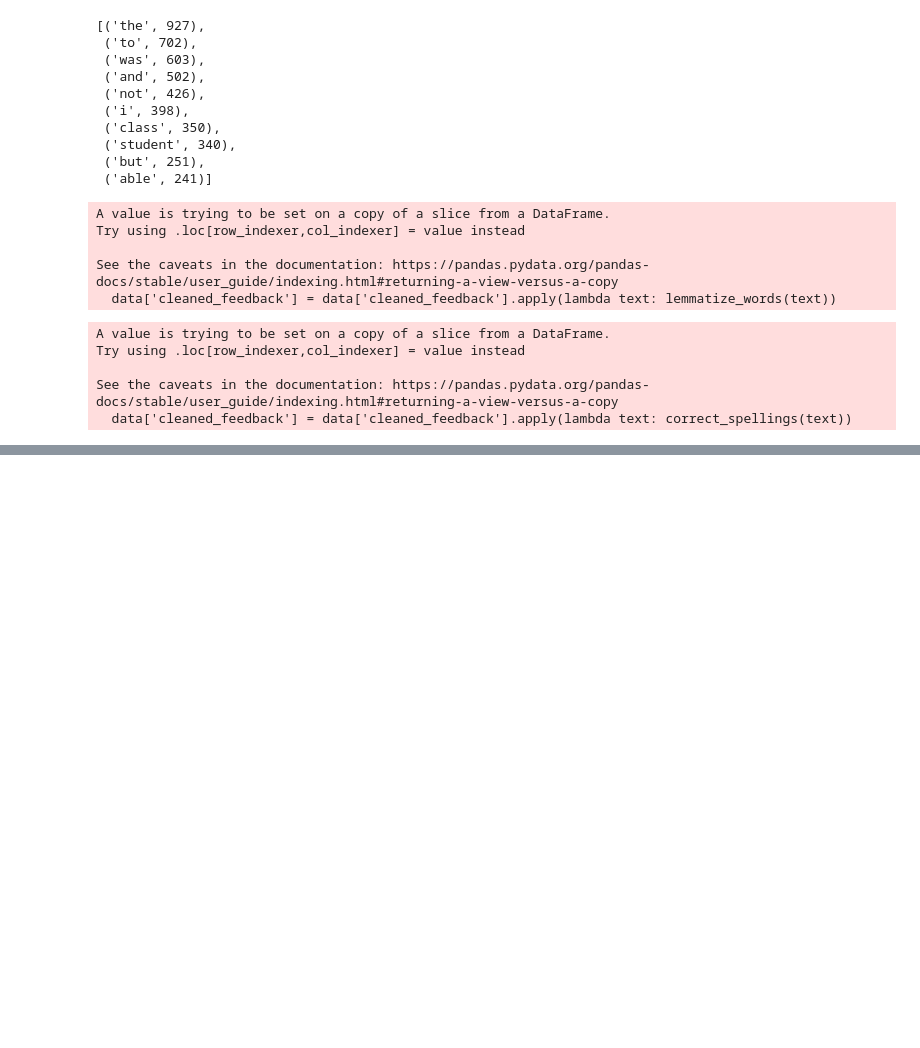
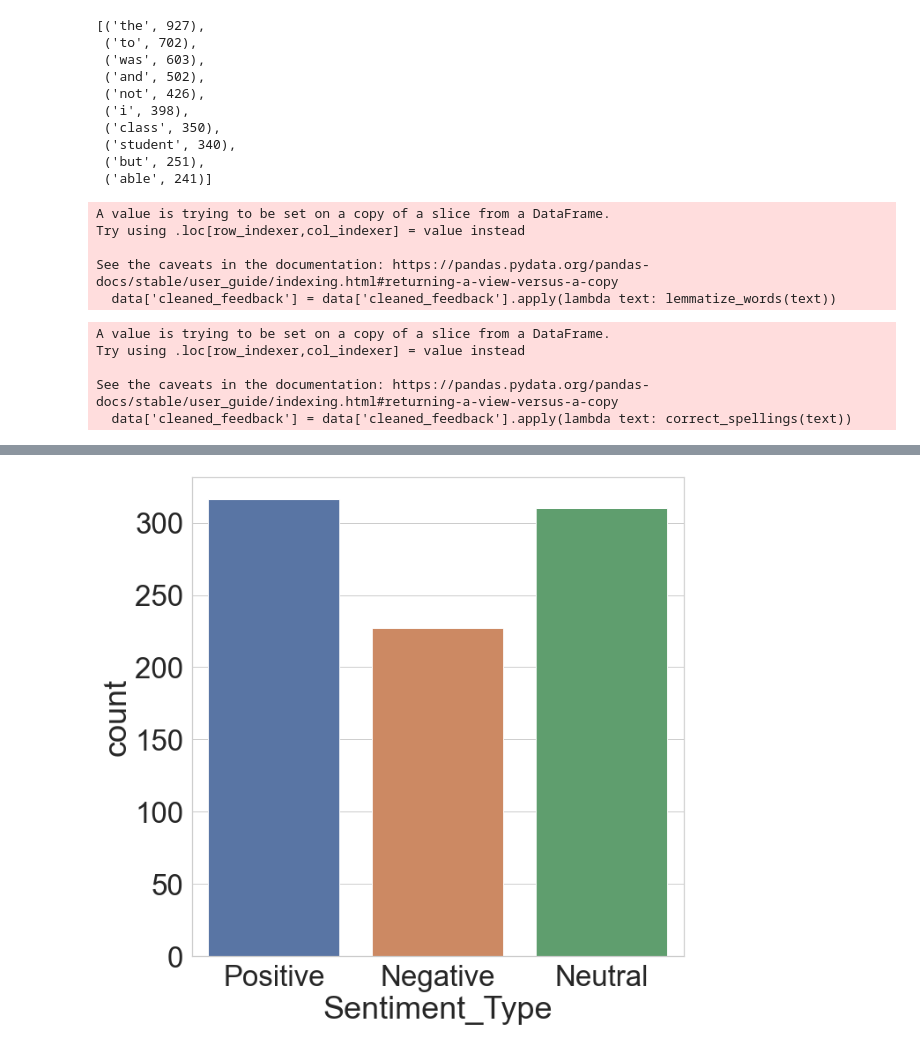
Before and after one commit to NishitSingh2023/NLP_PROJECT_LIDO, a Jupyter notebook: NLP on Demo Teacher Reviews 1-14 Sept.ipynb, the cells around one changed output, grey strips where cells are left out. Cells and saved outputs as stored; diff of their text form; code cells hidden in the pictures; blank space fills up the shorter version.

```diff
--- a/NLP on Demo Teacher Reviews 1-14 Sept.ipynb
+++ b/NLP on Demo Teacher Reviews 1-14 Sept.ipynb
@@ -344,0 +355,30 @@ cleaned_text[3]
+# %%
+from textblob import TextBlob
+
+bloblist_desc = list()
+
+df = data['cleaned_feedback'].astype(str)
+
+def f(df):
+    if df['sentiment'] > 0:
+        val = "Positive"
+    elif df['sentiment'] == 0:
+        val = "Neutral"
+    else:
+        val = "Negative"
+    return val
+
+for row in df:
+    blob = TextBlob(row)
+    #blob.correct()
+    bloblist_desc.append((row,blob.sentiment.polarity, blob.sentiment.subjectivity))
+    df = pd.DataFrame(bloblist_desc, columns = ['sentence','sentiment','polarity'])
+
+
+df['Sentiment_Type'] = df.apply(f, axis=1)
+
+plt.figure(figsize=(10,10))
+sns.set_style("whitegrid")
+ax = sns.countplot(x="Sentiment_Type", data=df)
+# %% [output]
+[figure, added]
```
Also changed, not shown: parts of 6 cells of this notebook.
